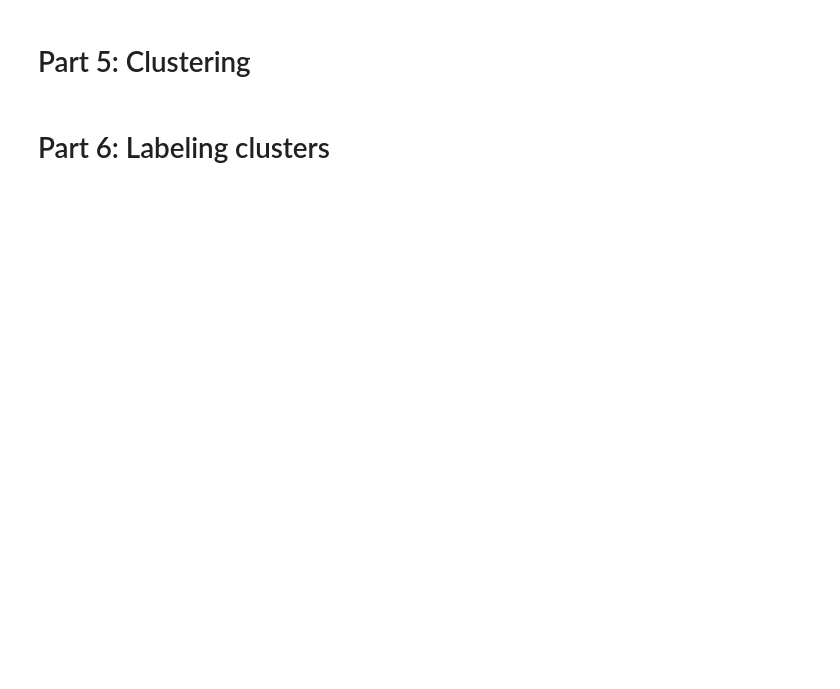
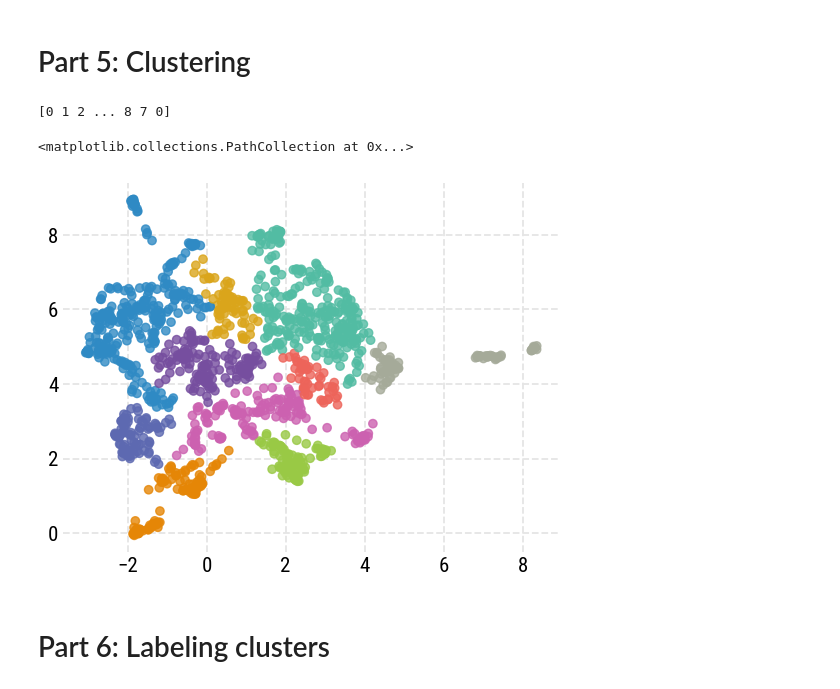
Before and after one commit to MNoichl/data-driven-philosophy-GAP2025, a Jupyter notebook: workbook_01_text_analysis.ipynb, the cells around one changed output. Saved outputs shown, nothing was run; the diff lists cells and outputs as text; code cells hidden in the pictures; blank space fills up the shorter version.

```diff
--- a/workbook_01_text_analysis.ipynb
+++ b/workbook_01_text_analysis.ipynb
@@ -145,9 +146,23 @@ import os
 
 import pyalex
 
+
+
 # Our mapping library:
 import umap
 import datamapplot
+
+# Libraries for llms
+import sentence_transformers
+import litellm
+
+# Library for prettier graphics:
+import opinionated
+plt.style.use('opinionated_rc')
+import colormaps as colormaps #https://pratiman-91.github.io/colormaps/
+
+
+
 from utils.openalex_utils import openalex_url_to_pyalex_query, process_records_to_df, get_records_from_dois, openalex_url_to_filename, download_openalex_records
 # %% [markdown]
 # Part 3: Getting data
@@ -175,3 +195,19 @@ display(dataset_df)
+# %%
+import requests
+import zipfile
+from pathlib import Path
+
+# Download and extract if needed
+stanford_folder = Path("stanford-encyclopedia")
+if not stanford_folder.exists():
+    zip_data = requests.get("https://github.com/MNoichl/data-driven-philosophy-GAP2025/raw/refs/heads/main/stanford-encyclopedia.zip").content
+    with zipfile.ZipFile(zipfile.io.BytesIO(zip_data)) as zip_ref:
+        zip_ref.extractall(".")
+
+# Load data
+text_data = [open(f, encoding='utf-8').read() for f in stanford_folder.glob("*.md")]
+title_data = [f.stem for f in stanford_folder.glob("*.md")]
+used_dataset = "Stanford Encyclopedia"
 # %% [markdown]
 # Part 4: Using a language model
 We are now going to use a text-embedding model (a relatively small large language model) to transform the texts into a format which is easier to analyze mathematically.
@@ -211,5 +271,14 @@ import genieclust
 g = genieclust.Genie(n_clusters=10, gini_threshold=0.3)
 cluster_labels = g.fit_predict(umap_embeddings)
 print(cluster_labels)
+# %% [output]
+[0 1 2 ... 8 7 0]
 # %%
-plt.scatter(umap_embeddings[:, 0], umap_embeddings[:, 1],c=cluster_labels,cmap='viridis',alpha=0.1)
+plt.scatter(x=umap_embeddings[:, 0],
+            y=umap_embeddings[:, 1],
+            c=cluster_labels,
+            cmap=colormaps.vivid,
+            alpha=0.8)
+# %% [output]
+<matplotlib.collections.PathCollection at 0x...>
+[figure, added]
```
Also changed, not shown: parts of 10 cells of this notebook, 2 other files.
